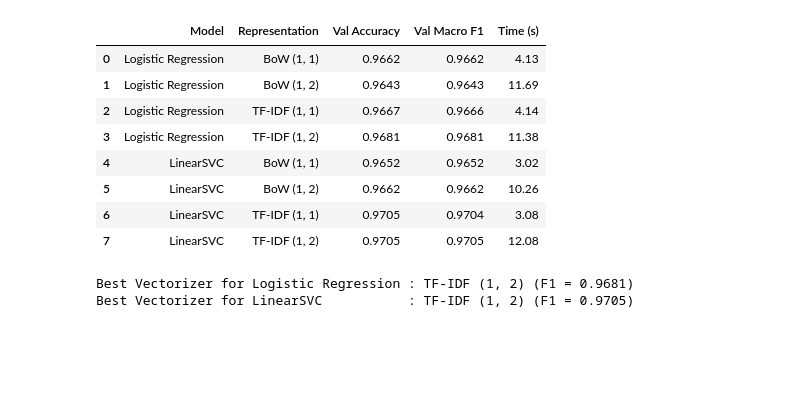
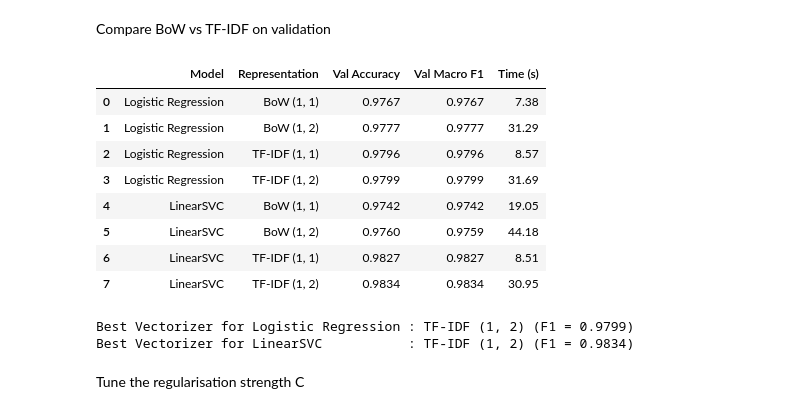
Before and after one commit to mohamed1-0/Hushhhhh-machine-is-learning, a Jupyter notebook: part_c_text/notebooks/train_and_evaluate.ipynb, the cells around one changed output. Cells and saved outputs as stored; diff of their text form; code cells hidden in the pictures; blank space fills up the shorter version.

```diff
--- a/part_c_text/notebooks/train_and_evaluate.ipynb
+++ b/part_c_text/notebooks/train_and_evaluate.ipynb
@@ -150,15 +70,17 @@ assert len(val_set & test_set) == 0, "Data leakage: duplicate texts between val
 def build_text_pipeline(vectorizer_type="tfidf", ngram_range=(1, 1), max_features=20000, classifier=None):
     if vectorizer_type == "bow":
         vectorizer = CountVectorizer(
-            preprocessor=clean_arabic_text,
             ngram_range=ngram_range,
             max_features=max_features,
         )
     elif vectorizer_type == "tfidf":
         vectorizer = TfidfVectorizer(
-            preprocessor=clean_arabic_text,
             ngram_range=ngram_range,
             max_features=max_features,
+            min_df=2,
+            max_df=0.95,
+            sublinear_tf=True,
+            dtype=np.float32
         )
     else:
         raise ValueError("vectorizer_type must be 'bow' or 'tfidf'")
@@ -194,18 +118,21 @@ Baseline Val Macro F1 : 0.9666
 Retained Vocab Size   : 20000
+# %% [markdown]
+Compare BoW vs TF-IDF on validation
 # %%
 import time
 from sklearn.svm import LinearSVC
+from IPython.display import display
 
 vec_configs = [
     {"name": "BoW (1, 1)", "type": "bow", "ngram": (1, 1), "max_feat": 20000},
-    {"name": "BoW (1, 2)", "type": "bow", "ngram": (1, 2), "max_feat": 30000},
+    {"name": "BoW (1, 2)", "type": "bow", "ngram": (1, 2), "max_feat": 20000},
     {"name": "TF-IDF (1, 1)", "type": "tfidf", "ngram": (1, 1), "max_feat": 20000},
-    {"name": "TF-IDF (1, 2)", "type": "tfidf", "ngram": (1, 2), "max_feat": 30000},
+    {"name": "TF-IDF (1, 2)", "type": "tfidf", "ngram": (1, 2), "max_feat": 20000},
 ]
 
 models_to_test = [
     ("Logistic Regression", lambda: LogisticRegression(C=1.0, max_iter=1000, random_state=RANDOM_STATE)),
-    ("LinearSVC", lambda: LinearSVC(C=1.0, random_state=RANDOM_STATE)),
+    ("LinearSVC", lambda: LinearSVC(C=1.0, max_iter=2000, random_state=RANDOM_STATE)),
 ]
 
 vec_exp_rows = []
@@ -220,43 +147,45 @@ for model_name, model_fn in models_to_test:
         )
         pipe.fit(X_train, y_train)
         elapsed = time.time() - t0
 
         preds = pipe.predict(X_val)
         vec_exp_rows.append({
             "Model": model_name,
             "Representation": cfg["name"],
             "vec_type": cfg["type"],
             "ngram": cfg["ngram"],
             "max_feat": cfg["max_feat"],
             "Val Accuracy": round(accuracy_score(y_val, preds), 4),
             "Val Macro F1": round(f1_score(y_val, preds, average="macro"), 4),
             "Time (s)": round(elapsed, 2),
         })
 
 vec_comparison_df = pd.DataFrame(vec_exp_rows)
 display(vec_comparison_df[["Model", "Representation", "Val Accuracy", "Val Macro F1", "Time (s)"]])
 
 # pick best vectorizer independently for each model
 lr_subset = vec_comparison_df[vec_comparison_df["Model"] == "Logistic Regression"]
 best_lr_vec = lr_subset.loc[lr_subset["Val Macro F1"].idxmax()]
 
 svc_subset = vec_comparison_df[vec_comparison_df["Model"] == "LinearSVC"]
 best_svc_vec = svc_subset.loc[svc_subset["Val Macro F1"].idxmax()]
 
 print(f"Best Vectorizer for Logistic Regression : {best_lr_vec['Representation']} (F1 = {best_lr_vec['Val Macro F1']})")
 print(f"Best Vectorizer for LinearSVC           : {best_svc_vec['Representation']} (F1 = {best_svc_vec['Val Macro F1']})")
 # %% [output]
 |  | Model | Representation | Val Accuracy | Val Macro F1 | Time (s) |
-| 0 | Logistic Regression | BoW (1, 1) | 0.9662 | 0.9662 | 4.13 |
-| 1 | Logistic Regression | BoW (1, 2) | 0.9643 | 0.9643 | 11.69 |
-| 2 | Logistic Regression | TF-IDF (1, 1) | 0.9667 | 0.9666 | 4.14 |
-| 3 | Logistic Regression | TF-IDF (1, 2) | 0.9681 | 0.9681 | 11.38 |
-| 4 | LinearSVC | BoW (1, 1) | 0.9652 | 0.9652 | 3.02 |
-| 5 | LinearSVC | BoW (1, 2) | 0.9662 | 0.9662 | 10.26 |
-| 6 | LinearSVC | TF-IDF (1, 1) | 0.9705 | 0.9704 | 3.08 |
-| 7 | LinearSVC | TF-IDF (1, 2) | 0.9705 | 0.9705 | 12.08 |
+| 0 | Logistic Regression | BoW (1, 1) | 0.9767 | 0.9767 | 7.38 |
+| 1 | Logistic Regression | BoW (1, 2) | 0.9777 | 0.9777 | 31.29 |
+| 2 | Logistic Regression | TF-IDF (1, 1) | 0.9796 | 0.9796 | 8.57 |
+| 3 | Logistic Regression | TF-IDF (1, 2) | 0.9799 | 0.9799 | 31.69 |
+| 4 | LinearSVC | BoW (1, 1) | 0.9742 | 0.9742 | 19.05 |
+| 5 | LinearSVC | BoW (1, 2) | 0.9760 | 0.9759 | 44.18 |
+| 6 | LinearSVC | TF-IDF (1, 1) | 0.9827 | 0.9827 | 8.51 |
+| 7 | LinearSVC | TF-IDF (1, 2) | 0.9834 | 0.9834 | 30.95 |
-Best Vectorizer for Logistic Regression : TF-IDF (1, 2) (F1 = 0.9681)
-Best Vectorizer for LinearSVC           : TF-IDF (1, 2) (F1 = 0.9705)
+Best Vectorizer for Logistic Regression : TF-IDF (1, 2) (F1 = 0.9799)
+Best Vectorizer for LinearSVC           : TF-IDF (1, 2) (F1 = 0.9834)
+# %% [markdown]
+Tune the regularisation strength C
 # %%
 tuning_rows = []
 
```
Also changed, not shown: parts of 16 cells of this notebook.
